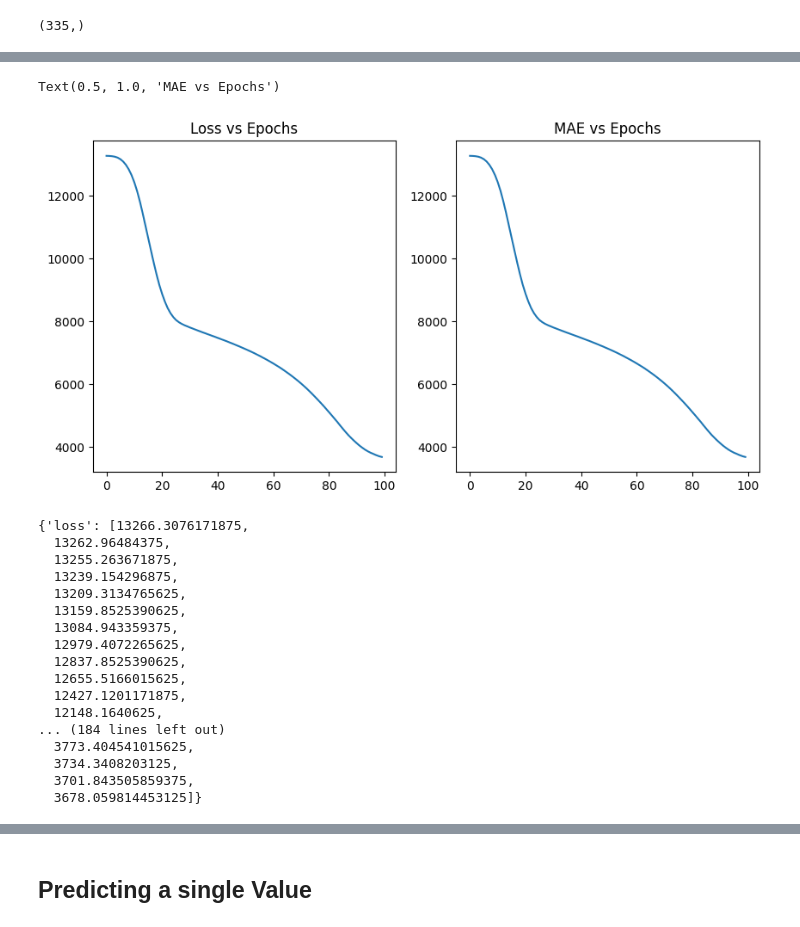
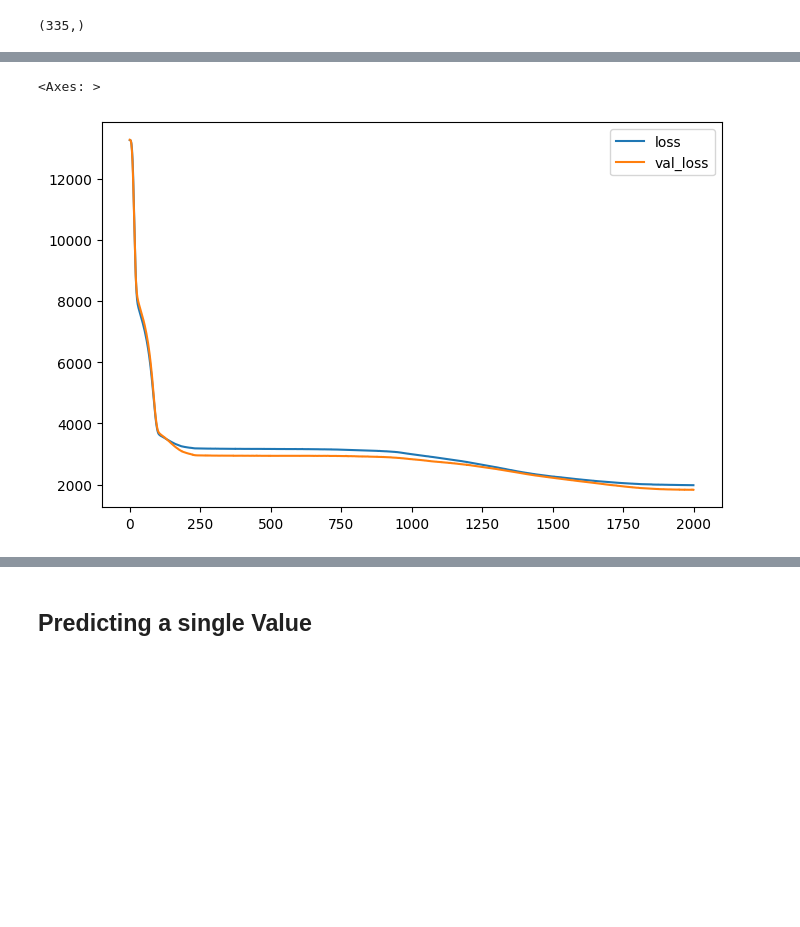
Before and after one commit to afaqueumer/TensorFlow-Dev, a Jupyter notebook: 01 - Regression using TensorFlow.ipynb, the cells around one changed output, grey strips where cells are left out. Saved outputs shown, nothing was run; the diff lists cells and outputs as text; code cells hidden in the pictures; blank space fills up the shorter version.

```diff
--- a/01 - Regression using TensorFlow.ipynb
+++ b/01 - Regression using TensorFlow.ipynb
@@ -158,35 +193,5 @@ plt.show()
-# %%
-loss = history.history['loss']
-mae = history.history['mae']
-epochs = list(range(len(loss)))
-
-fig, axes = plt.subplots(nrows=1, ncols=2, figsize=(10, 5))
-
-axes[0].plot(epochs, loss)
-axes[0].set_title('Loss vs Epochs')
-
-axes[1].plot(epochs, mae)
-axes[1].set_title('MAE vs Epochs')
-# %% [output]
-Text(0.5, 1.0, 'MAE vs Epochs')
-[figure, removed]
-# %%
-history.history
-# %% [output]
-{'loss': [13266.3076171875,
-  13262.96484375,
-  13255.263671875,
-  13239.154296875,
-  13209.3134765625,
-  13159.8525390625,
-  13084.943359375,
-  12979.4072265625,
-  12837.8525390625,
-  12655.5166015625,
-  12427.1201171875,
-  12148.1640625,
-... (184 lines left out)
-  3773.404541015625,
-  3734.3408203125,
-  3701.843505859375,
-  3678.059814453125]}
+# %%
+(pd.DataFrame(history.history).loc[:, ['loss', 'val_loss']]).plot(figsize=(8, 5))
+# %% [output]
+<Axes: >
+[figure, added]
```
Also changed, not shown: parts of 25 cells of this notebook.
